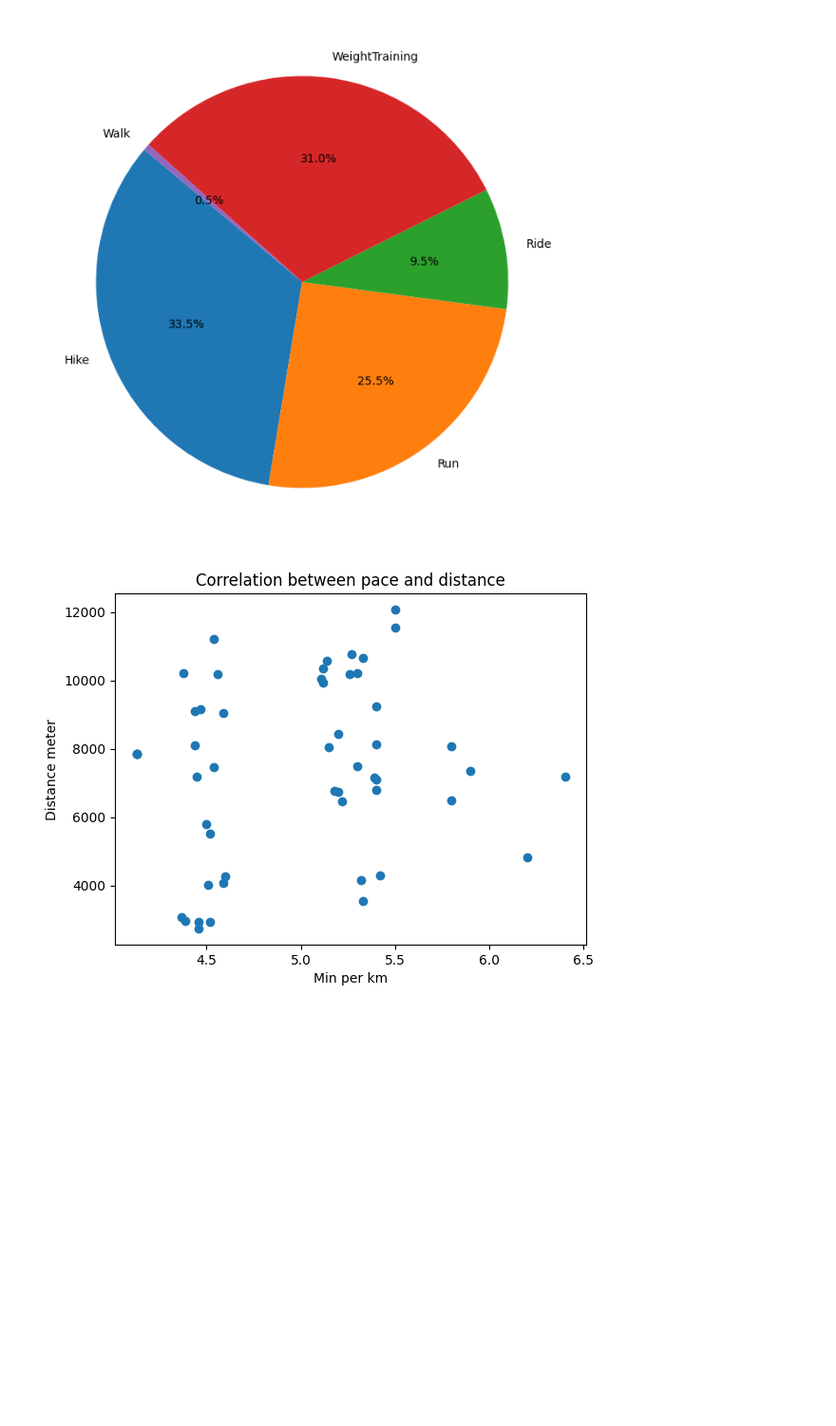
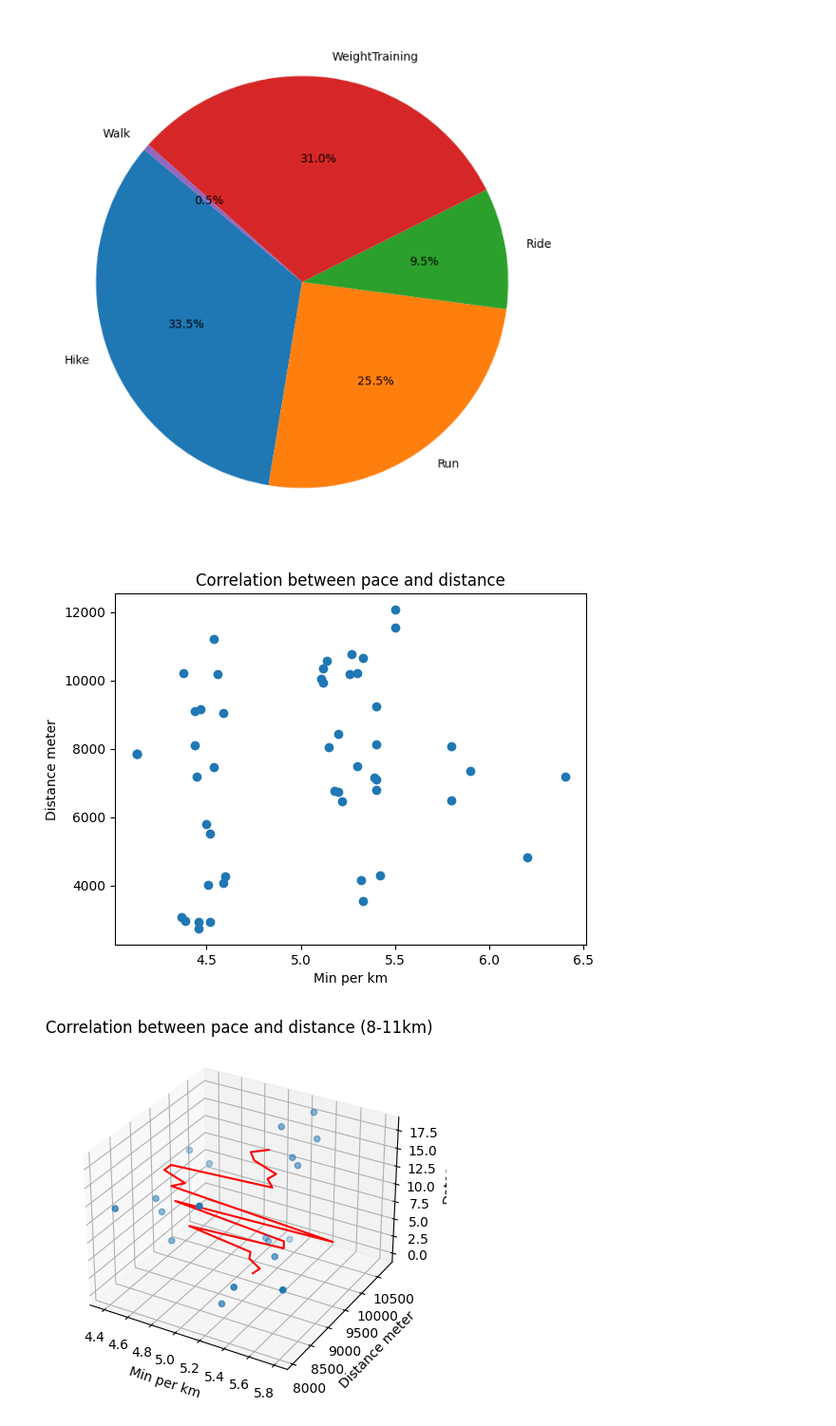
Before and after one commit to gianluca-fava/STRAVA_training_analysis, a Jupyter notebook: AnalyzeRUN.ipynb, the cells around one changed output. Shown at 95% size. Drawn from its saved outputs; the diff is of its cells as text; code cells hidden in the pictures; blank space fills up the shorter version.

Commit message:
plots

```diff
--- a/AnalyzeRUN.ipynb
+++ b/AnalyzeRUN.ipynb
@@ -90,31 +93,58 @@ for run in run_activities:
     frac, whole = math.modf(pace_km_min)
     seconds = frac * 60
     min_per_km = float(f"{whole:.0f}.{seconds:.0f}")
 
     if min_per_km<10 :    #there's 2 activity with a strange min_km (>16min/km) quite impossible
         # Create a dictionary for the processed run activity
         activity = {
             'name': run['name'],
             'distance': run['distance'],
             'moving_time': run['moving_time'],
             'min_km': min_per_km,
             'type': run['type'],
             'id': run['id'],
             'start_date': run['start_date'],
             'map': run['map']
         }
 
     # Add the processed run activity to the list of activities
     activities.append(activity)
 
-#now i want to plot pace per km based on distance run
+# now i want to plot pace per km based on distance run
 x = [activity['min_km'] for activity in activities]
 y = [activity['distance'] for activity in activities]
 
 plt.scatter(x, y)
 plt.xlabel('Min per km')
 plt.ylabel('Distance meter')
 plt.title('Correlation between pace and distance')
 plt.show()
+
+# now i want to plot pace per km based on distance run between 8 and 11 km
+selected_activities = [activity for activity in activities if 8000 <= activity['distance'] < 11000]
+
+x = [activity['min_km'] for activity in selected_activities]
+y = [activity['distance'] for activity in selected_activities]
+z = range(len(selected_activities))
+dates = [datetime.datetime.strptime(activity['start_date'], "%Y-%m-%dT%H:%M:%SZ") for activity in selected_activities]
+
+
+fig = plt.figure()
+ax = fig.add_subplot(111, projection='3d')
+ax.scatter(x, y, z)
+
+coefficients = np.polyfit(x, y, 1)
+polynomial = np.poly1d(coefficients)
+
+y_regression = polynomial(x)
+
+ax.plot(x, y_regression, z, color='red')
+
+ax.set_xlabel('Min per km')
+ax.set_ylabel('Distance meter')
+ax.set_zlabel('Dates')
+ax.set_title('Correlation between pace and distance (8-11km)')
+plt.show()
 # %% [output]
 [figure]
+[figure, added]
```
Also changed, not shown: parts of 2 cells of this notebook.
